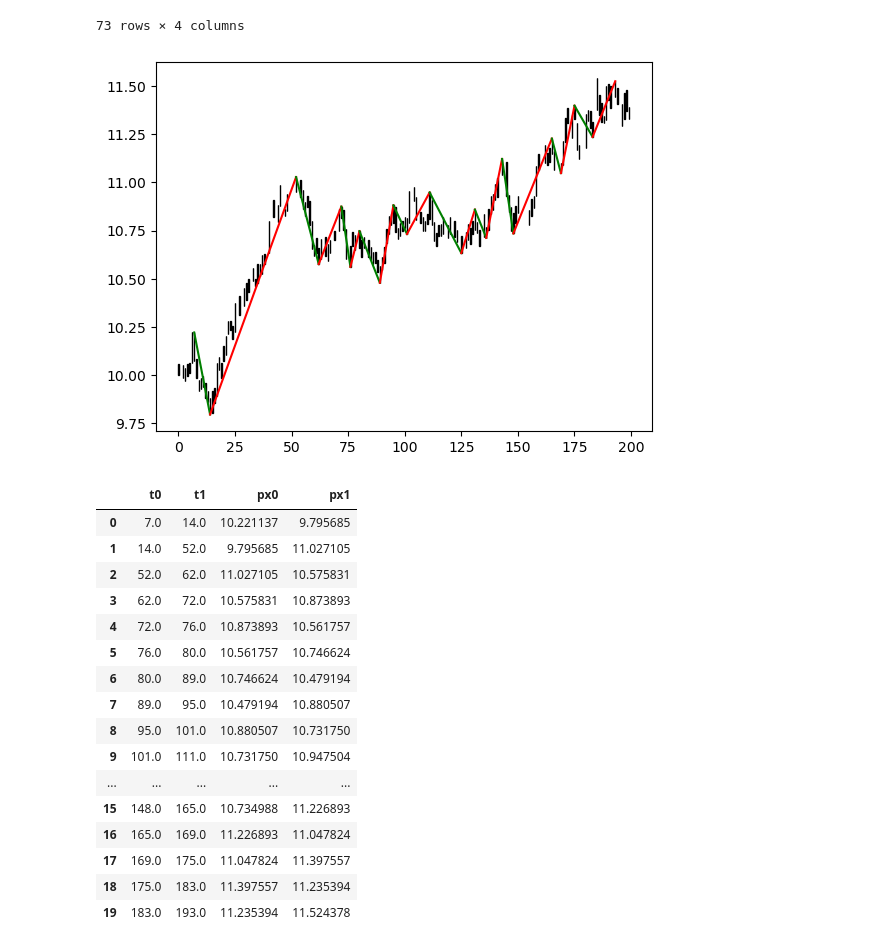
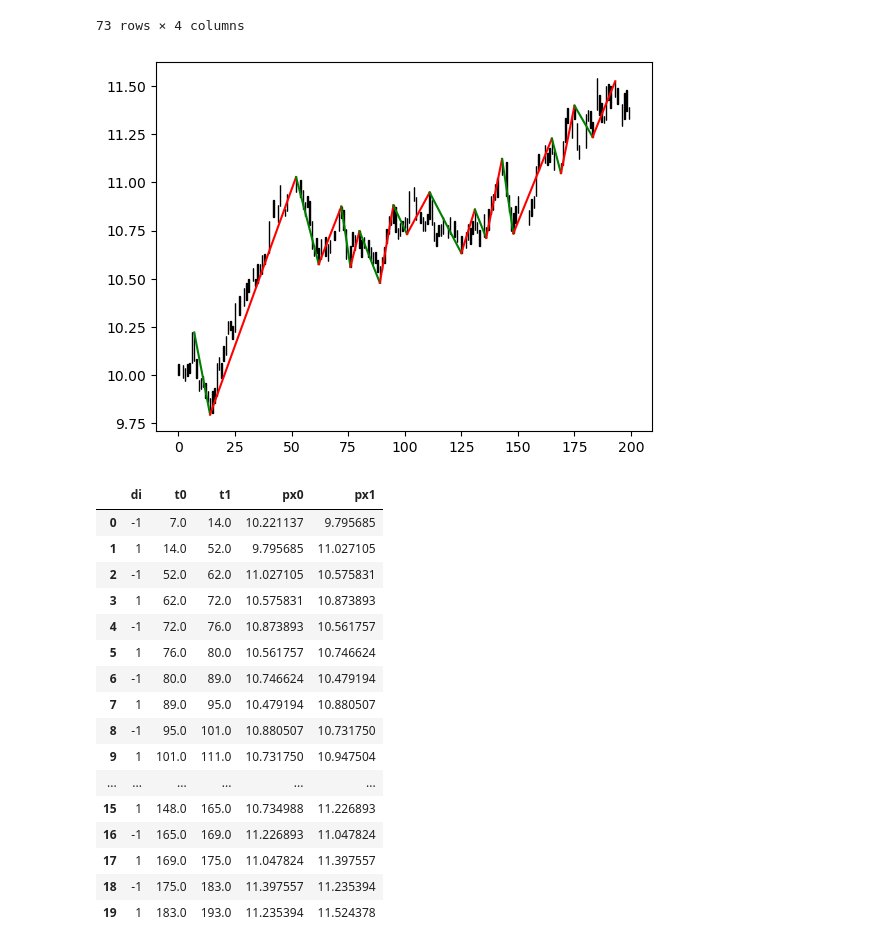
Before and after one commit to xitongsys/notes, a Jupyter notebook: finance/chanlun/example.ipynb, the cells around one changed output. Cells and saved outputs as stored; diff of their text form; code cells hidden in the pictures.

```diff
--- a/finance/chanlun/example.ipynb
+++ b/finance/chanlun/example.ipynb
@@ -118,51 +118,54 @@ for i in range(len(parts)):
         if (ptyp != typ) and (t-pt >= 4):
             biparts.append(parts[i])
 
         elif (ptyp == typ == 1) and (hgh >= phgh):
             biparts[-1] = parts[i]
 
         elif (ptyp == typ == -1) and (low <= plow):
             biparts[-1] = parts[i]
 
 
 bis = []
 for i in range(1, len(biparts)):
     typ0, t0, low0, hgh0 = biparts[i-1]
     typ1, t1, low1, hgh1 = biparts[i]
 
     px0 = low0 if typ0 == -1 else hgh0
     px1 = low1 if typ1 == -1 else hgh1
 
-    bis.append((t0, t1, px0, px1))
+    # 方向，1：向上，-1：向下
+    di = 1 if px1 > px0 else -1
+
+    bis.append((di, t0, t1, px0, px1))
 
 # 笔
-df_bi = pd.DataFrame(data=bis, columns=['t0','t1','px0','px1'])
+df_bi = pd.DataFrame(data=bis, columns=['di', 't0','t1','px0','px1'])
 
 
 # plot
 fig,ax = plt.subplots()
 _ = candlestick_ohlc(ax, df_ckline.values)
-for t0,t1,px0,px1 in df_bi.values:
-    _ = ax.plot([t0,t1],[px0,px1],color='r' if px1>px0 else 'g')
+for di,t0,t1,px0,px1 in df_bi.values:
+    _ = ax.plot([t0,t1],[px0,px1],color=['','r','g'][int(di)])
 plt.show()
 
 df_bi
 # %% [output]
 [figure]
-|  | t0 | t1 | px0 | px1 |
-| 0 | 7.0 | 14.0 | 10.221137 | 9.795685 |
-| 1 | 14.0 | 52.0 | 9.795685 | 11.027105 |
-| 2 | 52.0 | 62.0 | 11.027105 | 10.575831 |
-| 3 | 62.0 | 72.0 | 10.575831 | 10.873893 |
-| 4 | 72.0 | 76.0 | 10.873893 | 10.561757 |
-| 5 | 76.0 | 80.0 | 10.561757 | 10.746624 |
-| 6 | 80.0 | 89.0 | 10.746624 | 10.479194 |
-| 7 | 89.0 | 95.0 | 10.479194 | 10.880507 |
-| 8 | 95.0 | 101.0 | 10.880507 | 10.731750 |
-| 9 | 101.0 | 111.0 | 10.731750 | 10.947504 |
-| ... | ... | ... | ... | ... |
-| 15 | 148.0 | 165.0 | 10.734988 | 11.226893 |
-| 16 | 165.0 | 169.0 | 11.226893 | 11.047824 |
-| 17 | 169.0 | 175.0 | 11.047824 | 11.397557 |
-| 18 | 175.0 | 183.0 | 11.397557 | 11.235394 |
-| 19 | 183.0 | 193.0 | 11.235394 | 11.524378 |
+|  | di | t0 | t1 | px0 | px1 |
+| 0 | -1 | 7.0 | 14.0 | 10.221137 | 9.795685 |
+| 1 | 1 | 14.0 | 52.0 | 9.795685 | 11.027105 |
+| 2 | -1 | 52.0 | 62.0 | 11.027105 | 10.575831 |
+| 3 | 1 | 62.0 | 72.0 | 10.575831 | 10.873893 |
+| 4 | -1 | 72.0 | 76.0 | 10.873893 | 10.561757 |
+| 5 | 1 | 76.0 | 80.0 | 10.561757 | 10.746624 |
+| 6 | -1 | 80.0 | 89.0 | 10.746624 | 10.479194 |
+| 7 | 1 | 89.0 | 95.0 | 10.479194 | 10.880507 |
+| 8 | -1 | 95.0 | 101.0 | 10.880507 | 10.731750 |
+| 9 | 1 | 101.0 | 111.0 | 10.731750 | 10.947504 |
+| ... | ... | ... | ... | ... | ... |
+| 15 | 1 | 148.0 | 165.0 | 10.734988 | 11.226893 |
+| 16 | -1 | 165.0 | 169.0 | 11.226893 | 11.047824 |
+| 17 | 1 | 169.0 | 175.0 | 11.047824 | 11.397557 |
+| 18 | -1 | 175.0 | 183.0 | 11.397557 | 11.235394 |
+| 19 | 1 | 183.0 | 193.0 | 11.235394 | 11.524378 |
```
Also changed, not shown: parts of 3 cells of this notebook, 1 other file.
